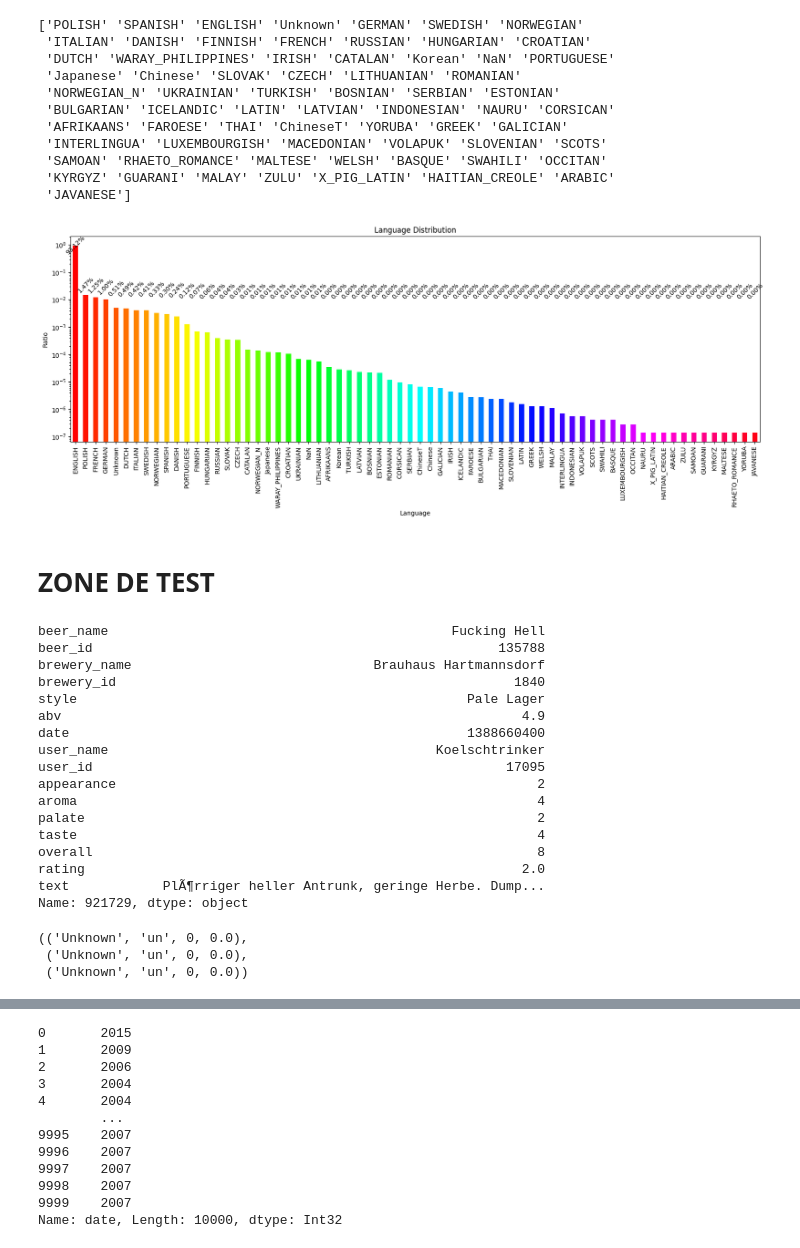
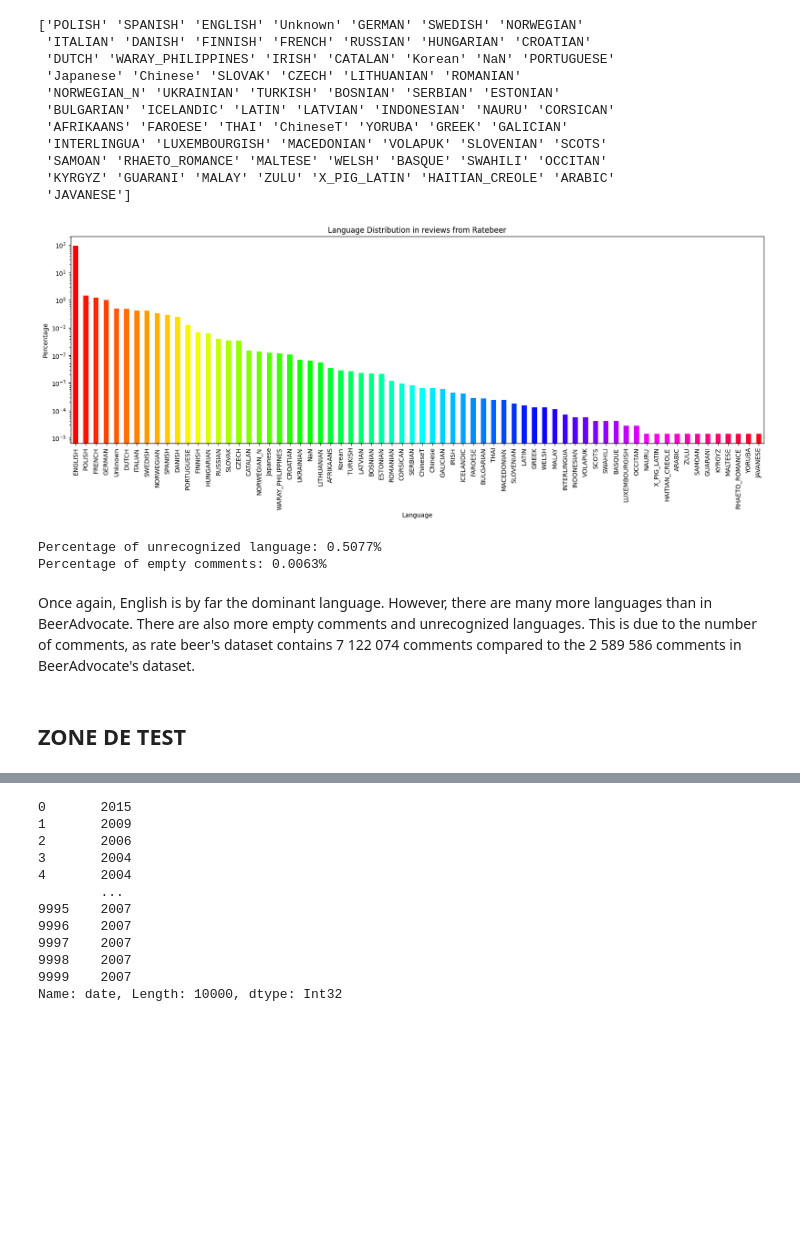
Before and after one commit to epfl-ada/ada-2023-project-dondada, a Jupyter notebook: MilestoneP2.ipynb, the cells around one changed output, grey strips where cells are left out. Cells and saved outputs as stored; diff of their text form; code cells hidden in the pictures; blank space fills up the shorter version.

```diff
--- a/MilestoneP2.ipynb
+++ b/MilestoneP2.ipynb
@@ -1062,72 +1069,29 @@ print(result_lang_vector_rb.unique())
 # %%
 # Plot ratio
 
 # Calculate the counts of each language
-lang_counts = result_lang_vector_rb.value_counts()
+lang_counts_rb = result_lang_vector_rb.value_counts()
 
 # Calculate the ratio of each language
-lang_ratios = lang_counts / lang_counts.sum()
+lang_percentages_rb = lang_counts_rb / lang_counts_rb.sum() * 100
 
 # Plotting
 plt.figure(figsize=(20, 6))
-ax = lang_ratios.plot(kind='bar', color=plt.cm.hsv(np.linspace(0, 1, len(lang_ratios))),logy=True)
-plt.title('Language Distribution')
+ax = lang_percentages_rb.plot(kind='bar', color=plt.cm.hsv(np.linspace(0, 1, len(lang_percentages_rb))),logy=True)
+plt.title('Language Distribution in reviews from Ratebeer')
 plt.xlabel('Language')
-plt.ylabel('Ratio')
-
-# Add percentages on top of each bar
-for i, value in enumerate(lang_ratios):
-    ax.text(i, value + 0.02, f'{value:.2%}', ha='center', va='center', rotation=45)
+plt.ylabel('Percentage')
 
 plt.show()
+
+print(f"Percentage of unrecognized language: {lang_percentages_rb.get('Unknown', 0):.4f}%")
+print(f"Percentage of empty comments: {lang_percentages_rb.get('NaN', 0):.4f}%")
 # %% [output]
-[figure, old version]
+[figure, new version]
+Percentage of unrecognized language: 0.5077%
+Percentage of empty comments: 0.0063%
+# %% [markdown]
+Once again, English is by far the dominant language. However, there are many more languages than in BeerAdvocate.
+There are also more empty comments and unrecognized languages. This is due to the number of comments, as rate beer's dataset contains 7 122 074 comments compared to the 2 589 586 comments in BeerAdvocate's dataset.
 # %% [markdown]
-# ZONE DE TEST
+## ZONE DE TEST
-# %%
-# Taille du chunk
-chunk_size = 100000
-
-# Créez un objet Reader pour lire le fichier CSV par chunks
-csv_reader = pd.read_csv('../data/RateBeer/reviews.csv', chunksize=chunk_size)
-
-# Variable pour stocker la ligne à l'index 20485
-ligne_index_20485 = None
-
-# Parcourez tous les chunks
-for chunk in csv_reader:
-    # Vérifiez si l'index 20485 est dans le chunk
-    if 921729 in chunk.index:
-        # Récupérez la ligne à l'index 20485
-        ligne_index_20485 = chunk.loc[921729]
-        break  # Sortez de la boucle une fois que vous avez trouvé la ligne
-
-# Affichez la ligne à l'index 20485
-print(ligne_index_20485)
-# %% [output]
-beer_name                                            Fucking Hell
-beer_id                                                    135788
-brewery_name                               Brauhaus Hartmannsdorf
-brewery_id                                                   1840
-style                                                  Pale Lager
-abv                                                           4.9
-date                                                   1388660400
-user_name                                          Koelschtrinker
-user_id                                                     17095
-appearance                                                      2
-aroma                                                           4
-palate                                                          2
-taste                                                           4
-overall                                                         8
-rating                                                        2.0
-text            PlÃ¶rriger heller Antrunk, geringe Herbe. Dump...
-Name: 921729, dtype: object
-# %%
-txt = "PlÃ¶rriger heller Antrunk, geringe Herbe. Dumpf hopfig, helles Malz. Weiter plÃ¶rrig, langweilig. 6/6/7/6/7/6 "
-
-
-cld2.detect(txt)[2]
-# %% [output]
-(('Unknown', 'un', 0, 0.0),
- ('Unknown', 'un', 0, 0.0),
- ('Unknown', 'un', 0, 0.0))
```
Also changed, not shown: parts of 14 cells of this notebook.
